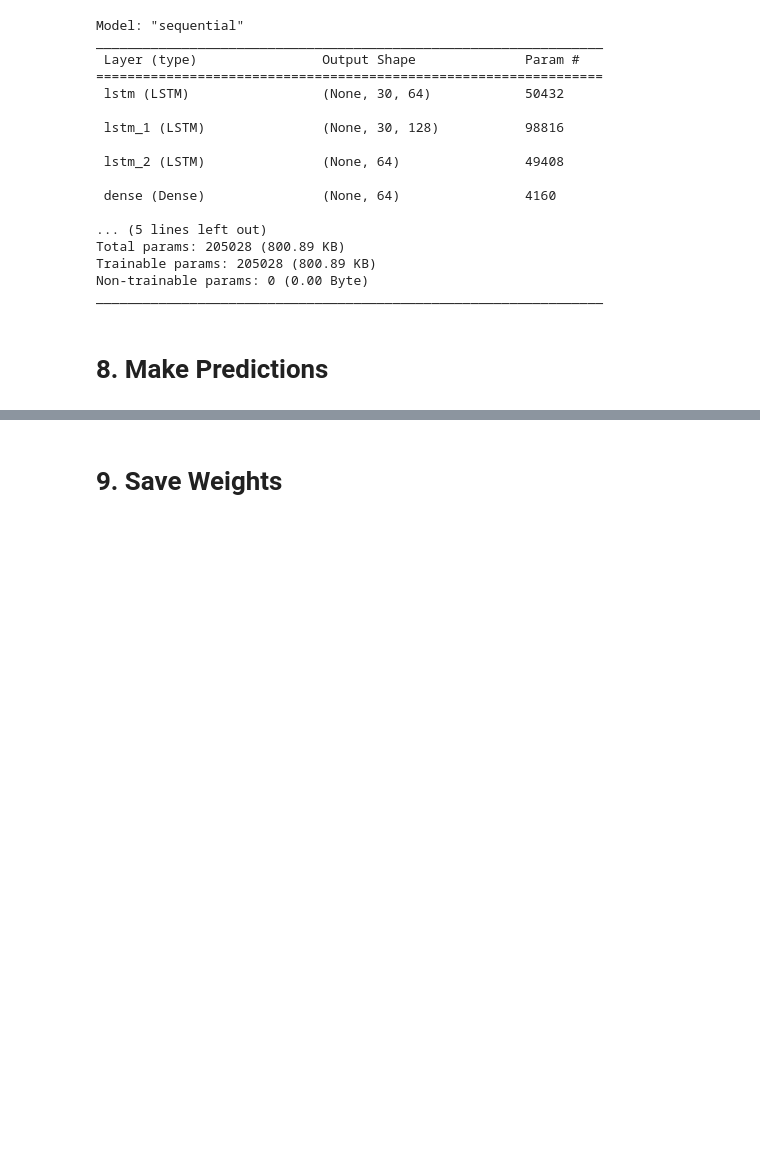
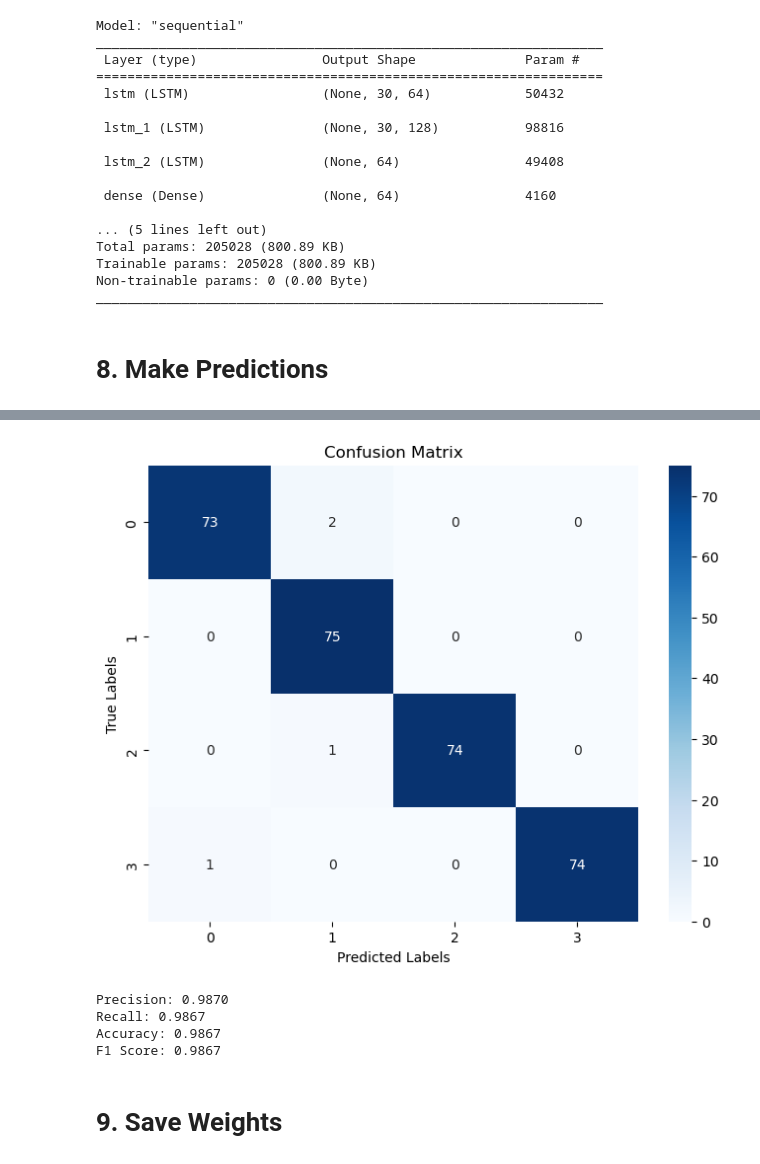
Before and after one commit to bigbaliboy/FormFit, a Jupyter notebook: Action Detection Refined.ipynb, the cells around one changed output, grey strips where cells are left out. Saved outputs shown, nothing was run; the diff lists cells and outputs as text; code cells hidden in the pictures; blank space fills up the shorter version.

```diff
--- a/Action Detection Refined.ipynb
+++ b/Action Detection Refined.ipynb
@@ -411,3 +571,46 @@ Non-trainable params: 0 (0.00 Byte)
 _________________________________________________________________
 # %% [markdown]
 # 8. Make Predictions
+# %%
+from sklearn.metrics import confusion_matrix, plot_confusion_matrix, accuracy_score, precision_score, recall_score, f1_score
+import matplotlib.pyplot as plt
+
+# Get predictions for the entire dataset
+predictions = lstm.predict(X)
+true_labels = np.argmax(y, axis=1)  # Convert one-hot encoded true labels to integer labels if necessary
+predicted_labels = np.argmax(predictions, axis=1)  # Convert one-hot encoded predicted labels to integer labels if necessary
+
+# Compute the confusion matrix
+conf_matrix = confusion_matrix(true_labels, predicted_labels)
+
+from sklearn.metrics import confusion_matrix
+import seaborn as sns
+
+# Get predictions for the entire dataset
+predictions = lstm.predict(X)
+true_labels = np.argmax(y, axis=1)  # Convert one-hot encoded true labels to integer labels if necessary
+predicted_labels = np.argmax(predictions, axis=1)  # Convert one-hot encoded predicted labels to integer labels if necessary
+
+# Compute the confusion matrix
+conf_matrix = confusion_matrix(true_labels, predicted_labels)
+
+# Plot the confusion matrix
+plt.figure(figsize=(8, 6))
+sns.heatmap(conf_matrix, annot=True, fmt='d', cmap='Blues')
+plt.title("Confusion Matrix")
+plt.xlabel('Predicted Labels')
+plt.ylabel('True Labels')
+plt.show()
+
+# Calculate evaluation metrics
+precision = precision_score(true_labels, predicted_labels, average='weighted')
+recall = recall_score(true_labels, predicted_labels, average='weighted')
+accuracy = accuracy_score(true_labels, predicted_labels)
+f1 = f1_score(true_labels, predicted_labels, average='weighted')
+
+# Print the evaluation metrics
+print("\nPrecision: {:.4f}".format(precision))
+print("Recall: {:.4f}".format(recall))
+print("Accuracy: {:.4f}".format(accuracy))
+print("F1 Score: {:.4f}".format(f1))
+# %% [output]
@@ -414,3 +619,8 @@ _________________________________________________________________
+[figure, added]
+Precision: 0.9870
+Recall: 0.9867
+Accuracy: 0.9867
+F1 Score: 0.9867
 # %%
 # res = lstm.predict(X_test)
 # %%
```
Also changed, not shown: parts of 12 cells of this notebook, 25 other files.
